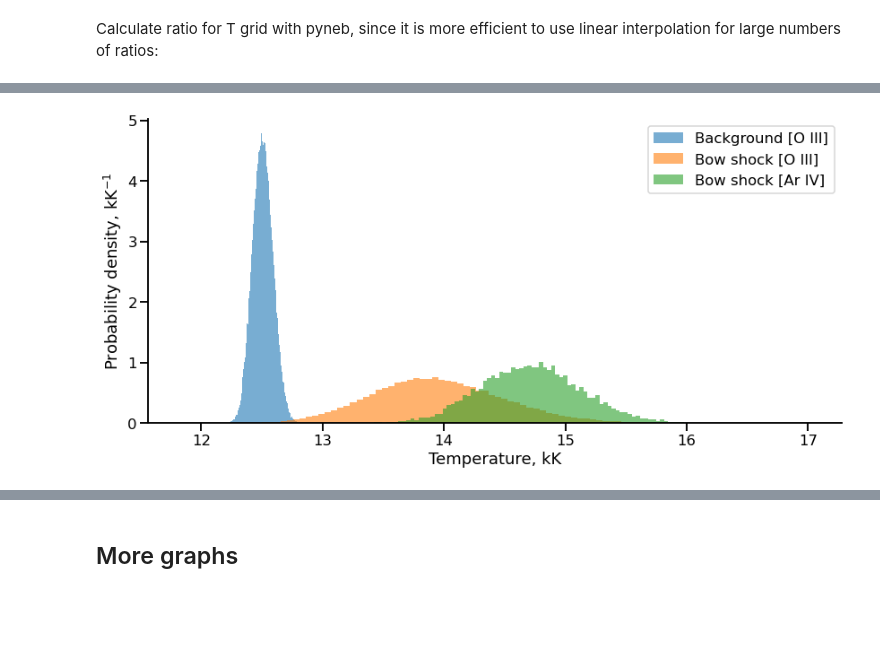
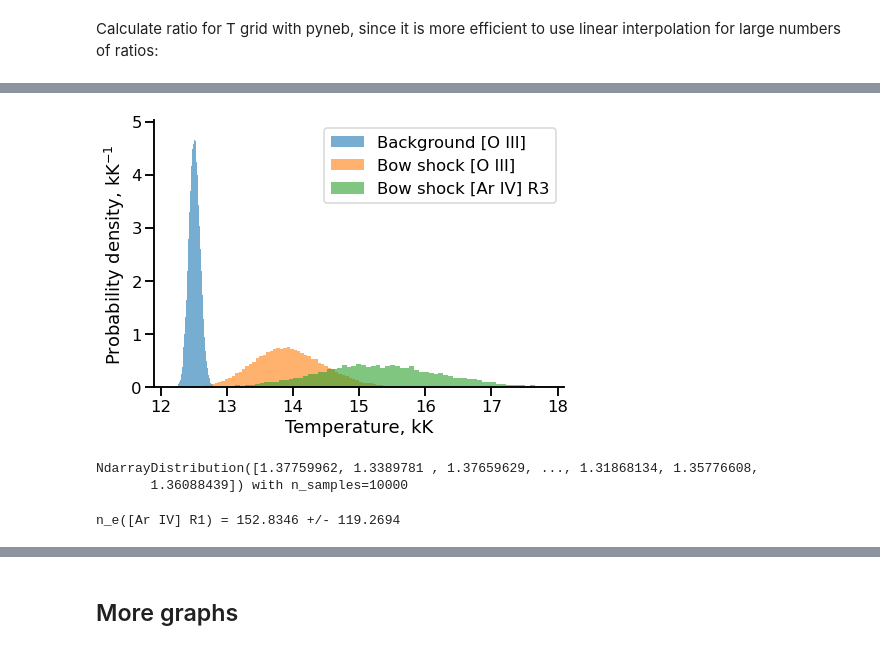
Before and after one commit to will-henney/muse-hii-regions, a Jupyter notebook: notebooks/10-01-ngc346-fors1-spatial-profiles.ipynb, the cells around one changed output, grey strips where cells are left out. Saved outputs shown, nothing was run; the diff lists cells and outputs as text; code cells hidden in the pictures; blank space fills up the shorter version.

```diff
--- a/notebooks/10-01-ngc346-fors1-spatial-profiles.ipynb
+++ b/notebooks/10-01-ngc346-fors1-spatial-profiles.ipynb
@@ -649,10 +650,11 @@ im7171 = Image("../data/ngc346-ariv-7171-correct.fits")
 # %%
 xslice, yslice = slice(230, 300), slice(144, 245)
 def boot2dist(im, w, nboot):
-    _data = im[yslice, xslice].data.data
-    _mask = im[yslice, xslice].data.mask
+    _data = im[yslice, xslice][20:60, 20:30].data.data
+    _mask = im[yslice, xslice][20:60, 20:30].data.mask
     _w = w[yslice, xslice].data.data
-    _statfunc = lambda x: np.average(x, weights=_w[~_mask])
+    #_statfunc = lambda x: np.average(x, weights=_w[~_mask])
+    _statfunc = np.mean
     return unc.Distribution(
         bootstrap(_data[~_mask], nboot, bootfunc=_statfunc)
     )
@@ -698,16 +700,17 @@ T([Ar IV] R4) = 22949.2810 +/- 653.0102
 # %%
-fig, ax = plt.subplots(figsize=(12, 6))
+fig, ax = plt.subplots(figsize=(7, 5))
 ax.hist(T_bg.distribution / 1000, bins=100, density=True, label="Background [O III]", alpha=0.6)
 ax.hist(T_bs.distribution / 1000, bins=100, density=True, label="Bow shock [O III]", alpha=0.6)
-ax.hist(T_R3.distribution / 1000, bins=100, density=True, label="Bow shock [Ar IV]", alpha=0.6)
-#ax.hist(T_R4.distribution / 1000, bins=100, density=True, label="Bow shock [Ar IV] R4")
+ax.hist(T_R3.distribution / 1000, bins=100, density=True, label="Bow shock [Ar IV] R3", alpha=0.6)
+#ax.hist(T_R4.distribution / 1000, bins=100, density=True, label="Bow shock [Ar IV] R4", alpha=0.6)
 ax.legend()
 ax.set(
     xlabel="Temperature, kK",
     ylabel="Probability density, kK$^{-1}$",
+    xlim=[11.9, 18.1],
 )
 sns.despine()
 fig.tight_layout()
 fig.savefig("../figs/ngc346-bowshock-T-oiii-ariv.pdf");
 # %% [output]
-[figure, old version]
+[figure, new version]
@@ -713,0 +724,9 @@ fig.savefig("../figs/ngc346-bowshock-T-oiii-ariv.pdf");
+# %%
+R1
+# %% [output]
+NdarrayDistribution([1.37759962, 1.3389781 , 1.37659629, ..., 1.31868134, 1.35776608,
+       1.36088439]) with n_samples=10000
+# %%
+print(f"n_e([Ar IV] R1) = {den_R1.pdf_mean():.4f} +/- {den_R1.pdf_std():.4f}")
+# %% [output]
+n_e([Ar IV] R1) = 152.8346 +/- 119.2694
```
Also changed, not shown: parts of 9 cells of this notebook, 7 other files.
